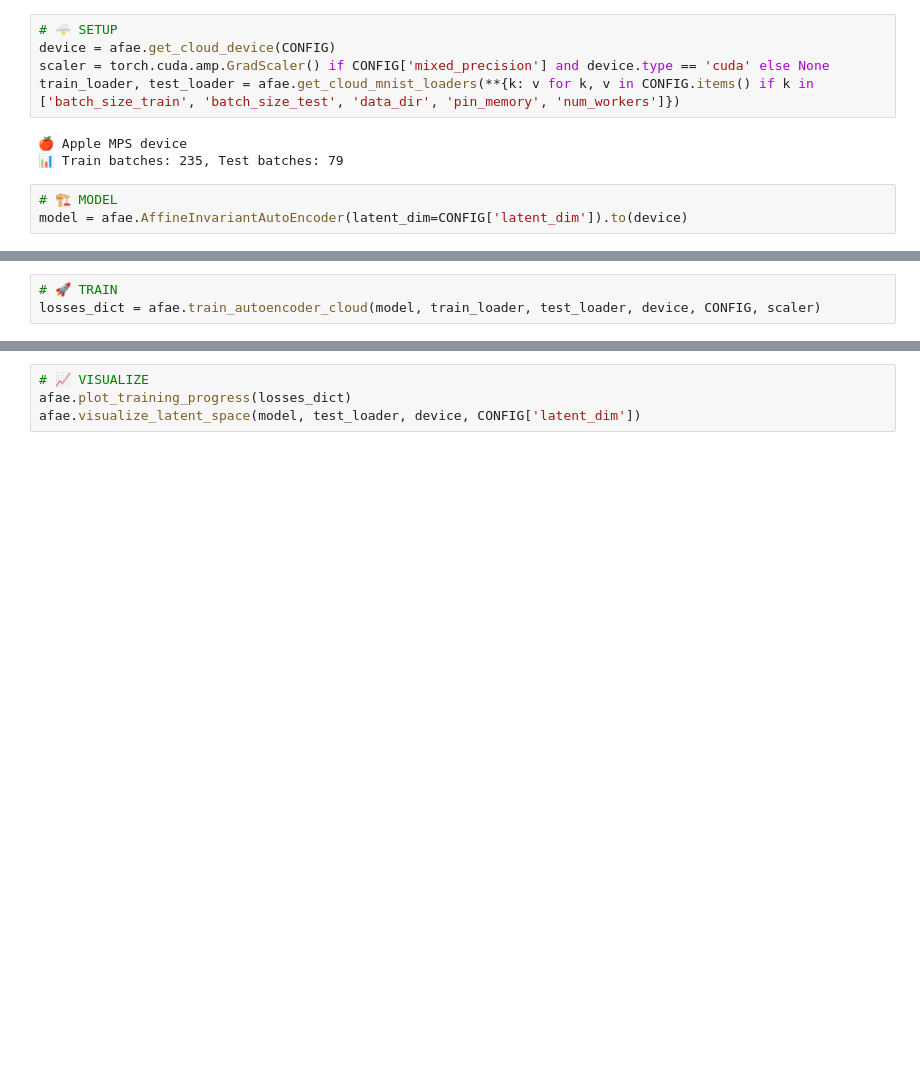
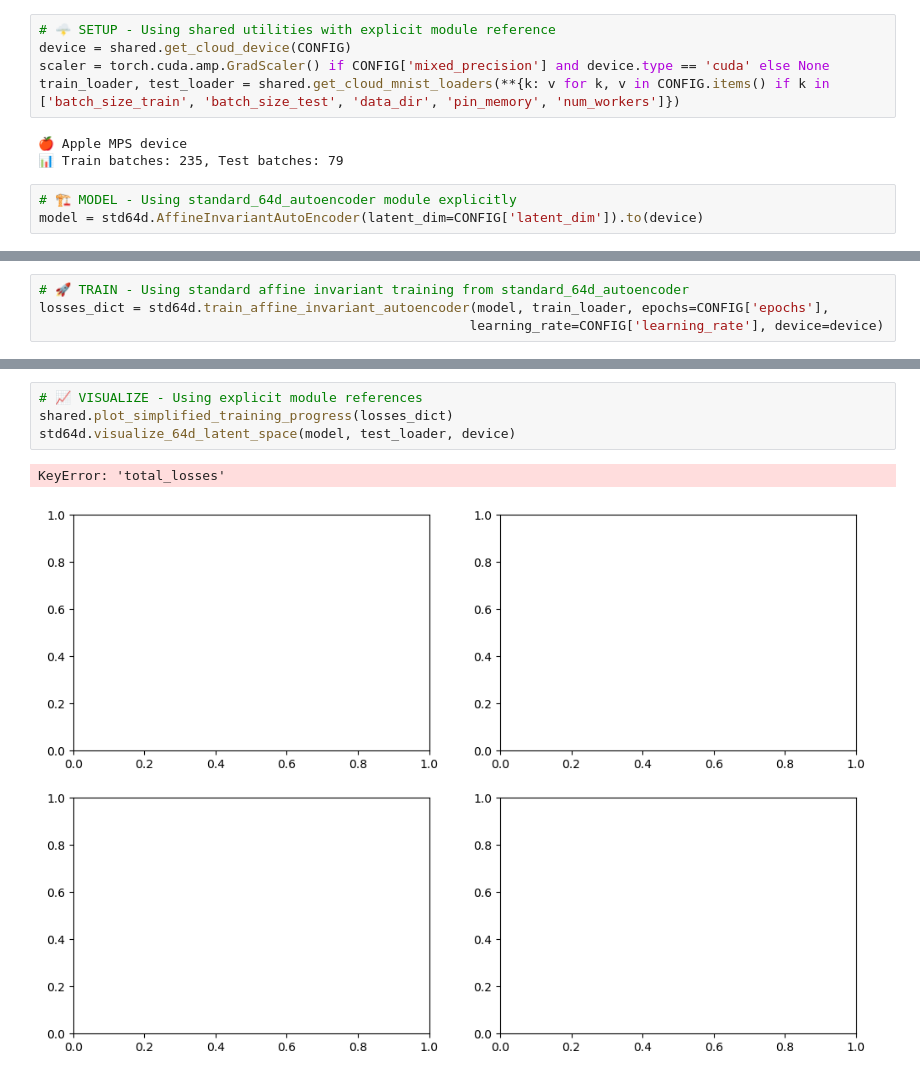
Before and after one commit to amplipy/adversAE, a Jupyter notebook: adversae/vae_training/affine/standard_autoencoder_64d.ipynb, the cells around one changed output, grey strips where cells are left out. Drawn from its saved outputs; the diff is of its cells as text; blank space fills up the shorter version.

Commit message:
separated autoencoders

```diff
--- a/adversae/vae_training/affine/standard_autoencoder_64d.ipynb
+++ b/adversae/vae_training/affine/standard_autoencoder_64d.ipynb
@@ -22,15 +24,15 @@ CONFIG = {
     'data_dir': '../data', 'save_dir': './', 'checkpoint_freq': 10
 }
 # %%
-# 🌩️ SETUP
-device = afae.get_cloud_device(CONFIG)
+# 🌩️ SETUP - Using shared utilities with explicit module reference
+device = shared.get_cloud_device(CONFIG)
 scaler = torch.cuda.amp.GradScaler() if CONFIG['mixed_precision'] and device.type == 'cuda' else None
-train_loader, test_loader = afae.get_cloud_mnist_loaders(**{k: v for k, v in CONFIG.items() if k in ['batch_size_train', 'batch_size_test', 'data_dir', 'pin_memory', 'num_workers']})
+train_loader, test_loader = shared.get_cloud_mnist_loaders(**{k: v for k, v in CONFIG.items() if k in ['batch_size_train', 'batch_size_test', 'data_dir', 'pin_memory', 'num_workers']})
 # %% [output]
 🍎 Apple MPS device
 📊 Train batches: 235, Test batches: 79
 # %%
-# 🏗️ MODEL
-model = afae.AffineInvariantAutoEncoder(latent_dim=CONFIG['latent_dim']).to(device)
+# 🏗️ MODEL - Using standard_64d_autoencoder module explicitly
+model = std64d.AffineInvariantAutoEncoder(latent_dim=CONFIG['latent_dim']).to(device)
 # %%
 # 📂 OPTIONAL: LOAD EXISTING MODEL (comment out to train new)
@@ -40,4 +42,5 @@ model = afae.AffineInvariantAutoEncoder(latent_dim=CONFIG['latent_dim']).to(devi
 # %%
-# 🚀 TRAIN
-losses_dict = afae.train_autoencoder_cloud(model, train_loader, test_loader, device, CONFIG, scaler)
+# 🚀 TRAIN - Using standard affine invariant training from standard_64d_autoencoder
+losses_dict = std64d.train_affine_invariant_autoencoder(model, train_loader, epochs=CONFIG['epochs'],
+                                                       learning_rate=CONFIG['learning_rate'], device=device)
 # %% [output]
@@ -45,5 +68,8 @@ ValueError: too many values to unpack (expected 3)
 # %%
-# 📈 VISUALIZE
-afae.plot_training_progress(losses_dict)
-afae.visualize_latent_space(model, test_loader, device, CONFIG['latent_dim'])
+# 📈 VISUALIZE - Using explicit module references
+shared.plot_simplified_training_progress(losses_dict)
+std64d.visualize_64d_latent_space(model, test_loader, device)
+# %% [output]
+KeyError: 'total_losses'
+[figure, added]
 # %%
```
Also changed, not shown: parts of 7 cells of this notebook, 7 other files.
